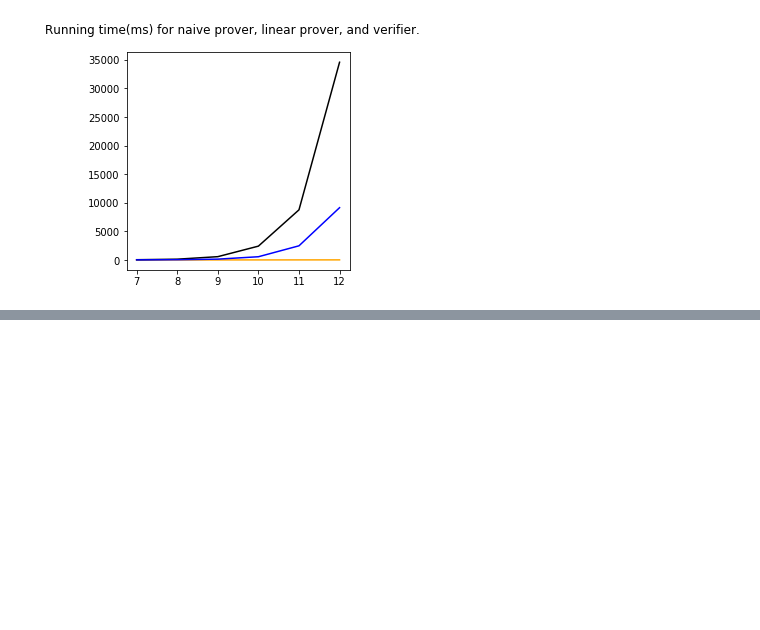
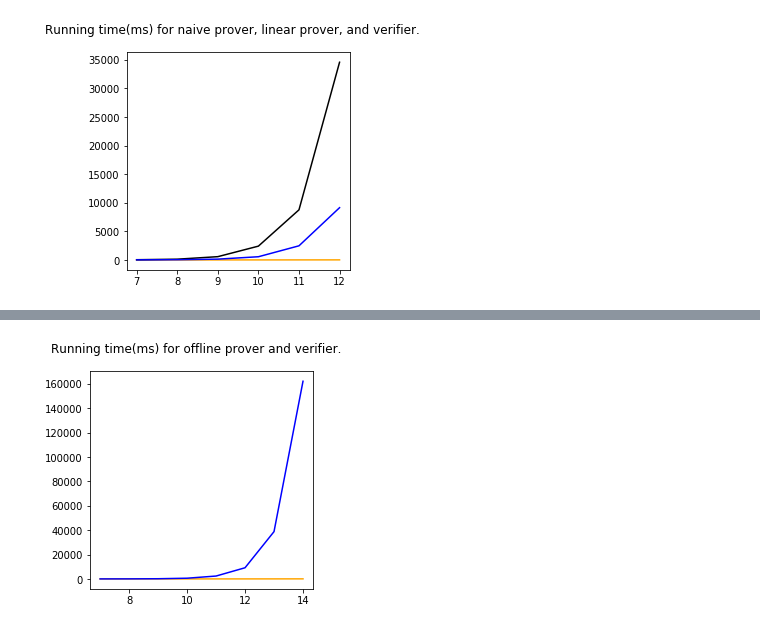
Before and after one commit to tsunrise/sumcheck_multilinear, a Jupyter notebook: visualization.ipynb, the cells around one changed output, grey strips where cells are left out. Cells and saved outputs as stored; diff of their text form; code cells hidden in the pictures; blank space fills up the shorter version.

Commit message:
add offline experiment

```diff
--- a/visualization.ipynb
+++ b/visualization.ipynb
@@ -105,0 +112,25 @@ draw(nVs, nTs, lTs, vTs)
+# %%
+def experiment_offline() -> Tuple[List[int], List[int], List[int]]:
+    SIZE = 745765749931
+    num_variables = [7,8,9,10,11,12,13,14]
+    prover_time = []
+    verifier_time = []
+
+    for n in num_variables:
+        display(Markdown(f"<b>Number of Variables:</b> `{n}`\n"))
+        p = randomPolynomial(n, SIZE)
+        t0 = time.time()
+        pf = generateProof(p)
+        t1 = time.time()
+        display(Markdown(f"<b>Prover</b> takes time `{round((t1-t0)*1000)}` ms\n"))
+        prover_time.append((t1 - t0) * 1000)
+
+        t0 = time.time()
+        assert verifyProof(pf)
+        t1 = time.time()
+        display(Markdown(f"<b>Verifier</b> takes time `{round((t1-t0)*1000)}` ms<br><br>"))
+        verifier_time.append((t1 - t0) * 1000)
+
+    return num_variables, prover_time, verifier_time
+
+result = experiment_offline()
@@ -105,0 +151,11 @@ draw(nVs, nTs, lTs, vTs)
+# %%
+def draw_offline(nVs: List[int], lTs: List[int], vTs: List[int]):
+    plt.figure(figsize=(4,4))
+    plt.suptitle("Running time(ms) for offline prover and verifier. ")
+    plt.plot(nVs, vTs, color='orange', label="verifier")
+    plt.plot(nVs, lTs, color='blue', label='linear prover')
+    plt.show()
+# %%
+draw_offline(*result)
+# %% [output]
+[figure, added]
```
Also changed, not shown: parts of 5 cells of this notebook.
